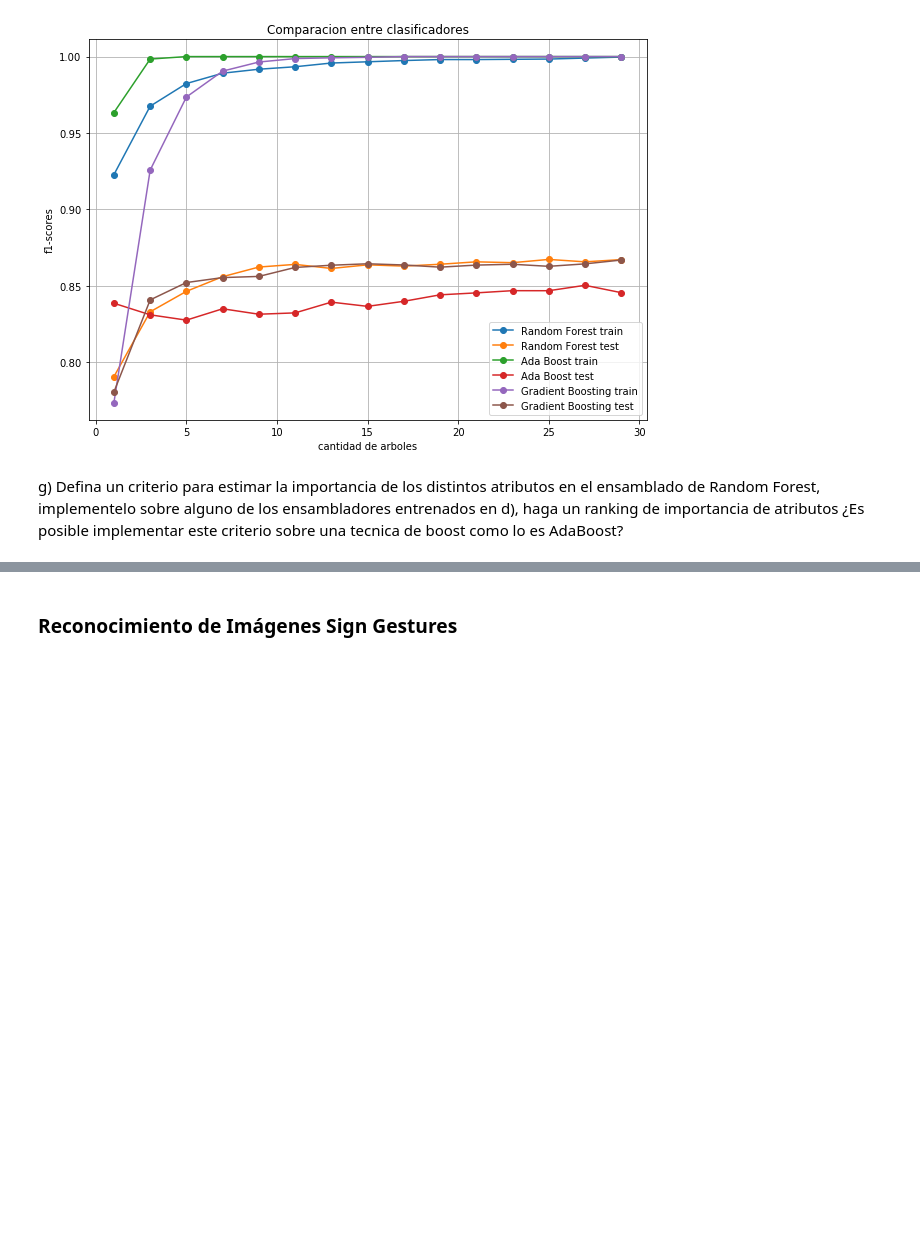
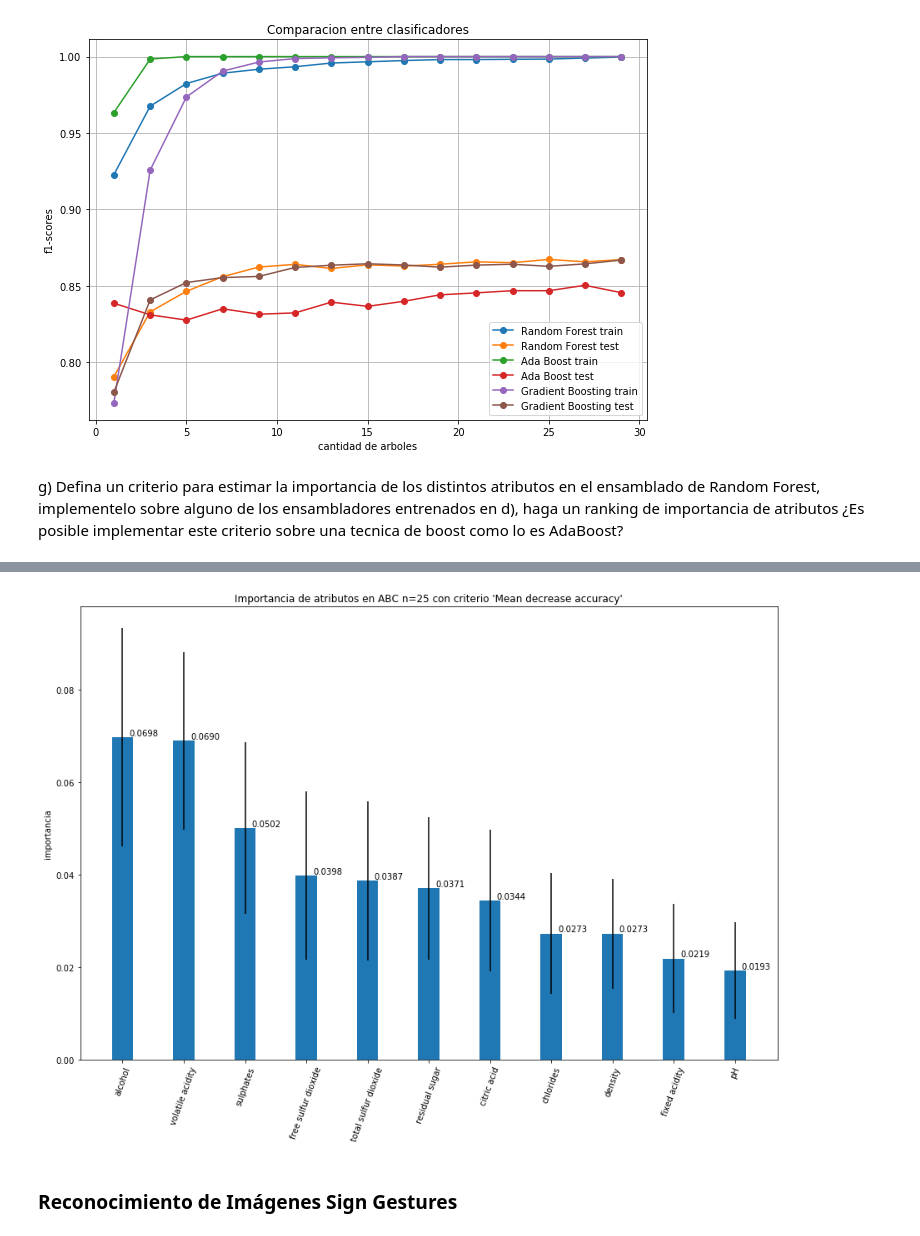
Before and after one commit to sebastian-aranda/machine_learning_utfsm, a Jupyter notebook: tarea3/Tarea3.3-4.ipynb, the cells around one changed output, grey strips where cells are left out. Drawn from its saved outputs; the diff is of its cells as text; code cells hidden in the pictures; blank space fills up the shorter version.

```diff
--- a/tarea3/Tarea3.3-4.ipynb
+++ b/tarea3/Tarea3.3-4.ipynb
@@ -474,2 +476,34 @@ NameError: name 'f1_score' is not defined
+# %%
+import matplotlib.pyplot as plt
+
+scores_mean = sorted([(round(np.mean(score), 4)) for feat, score in scores.items()], reverse=True)
+scores_std = sorted([(round(np.std(score), 4)) for feat, score in scores.items()], reverse=True)
+
+# Grafico de importancia
+ind = np.arange(11)
+width = 0.35
+
+fig, ax = plt.subplots(figsize=(15,10))
+rects1 = ax.bar(ind, scores_mean, width=width, color='C0', yerr=scores_std)
+
+ax.set_ylabel('importancia')
+ax.set_title("Importancia de atributos en ABC n=25 con criterio 'Mean decrease accuracy'")
+ax.set_xticks(ind)
+ax.set_xticklabels(score_names, rotation=70)
+
+def autolabel(rects):
+    """
+    Attach a text label above each bar displaying its height
+    """
+    for rect in rects:
+        height = rect.get_height()
+        ax.text(rect.get_x() + 1.5*rect.get_width(), 1*height,
+                '%.4f' % float(height),
+                ha='center', va='bottom')
+autolabel(rects1)
+
+plt.show()
+# %% [output]
+[figure, added]
 # %% [markdown]
 <h3>Reconocimiento de Imágenes Sign Gestures</h3>
```
Also changed, not shown: parts of 11 cells of this notebook, 2 other files.
